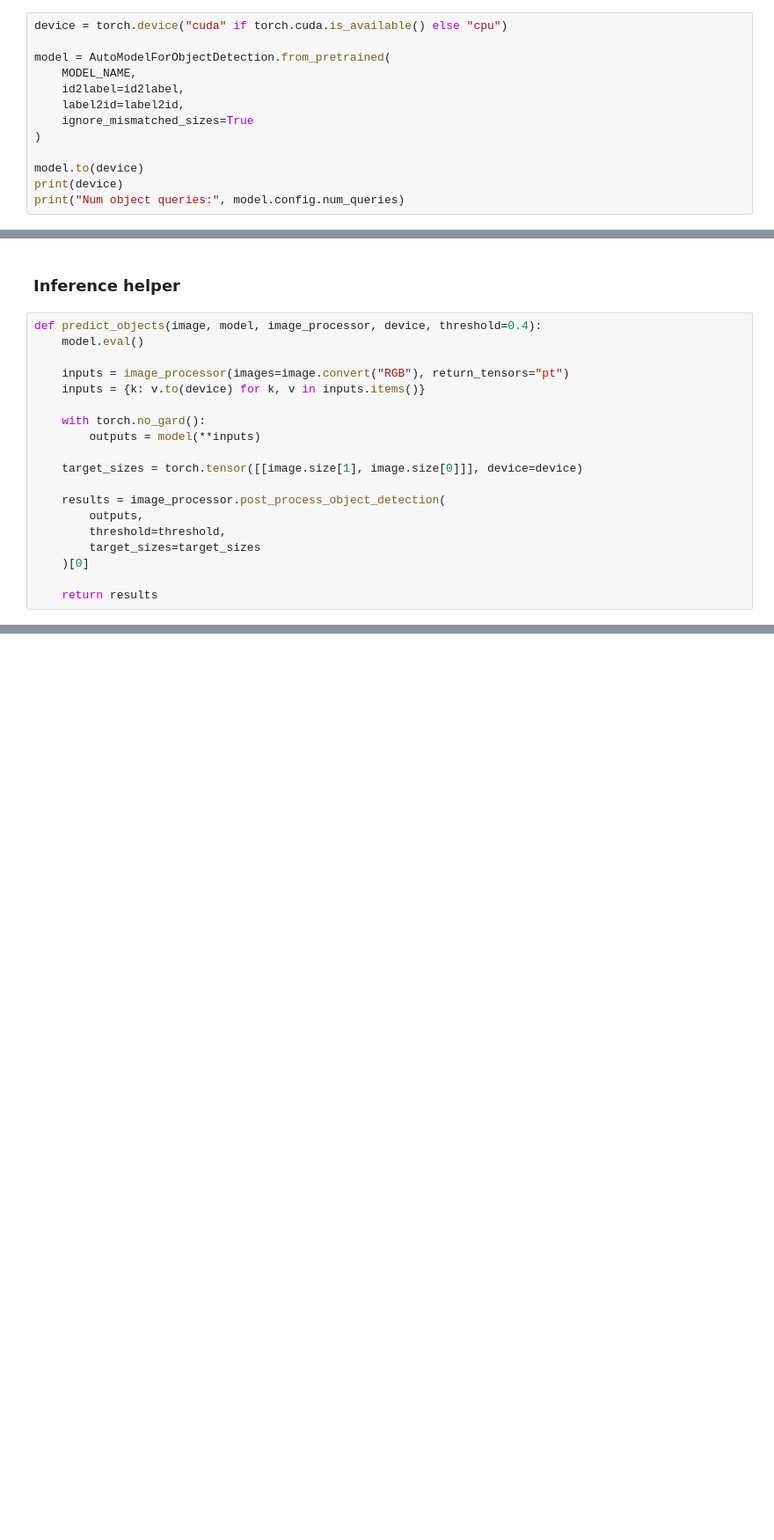
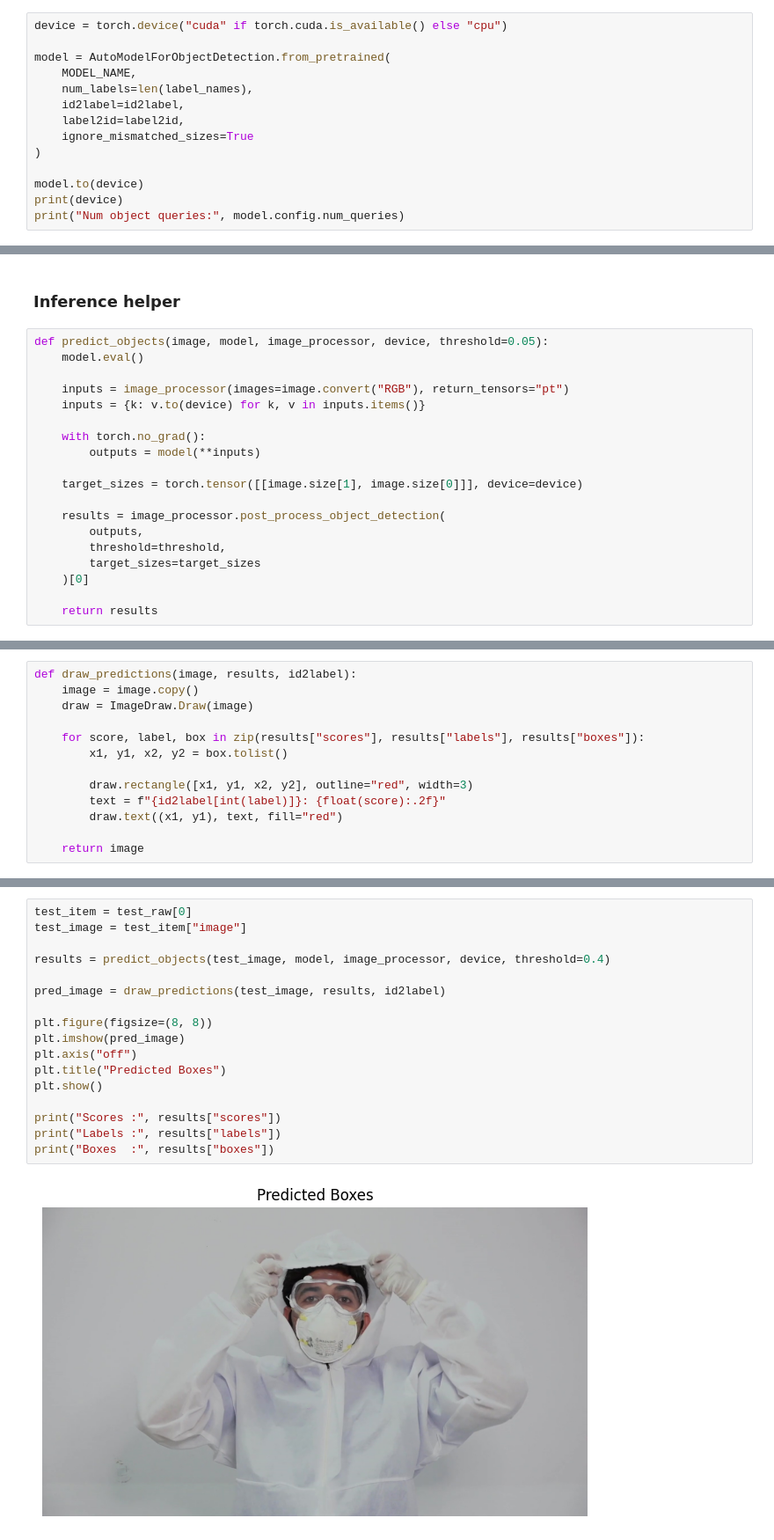
Before and after one commit to mdmohsin212/Transformers, a Jupyter notebook: Fine Tuning/DETR_finetune.ipynb, the cells around one changed output, grey strips where cells are left out. Shown at 88% size. Cells and saved outputs as stored; diff of their text form; blank space fills up the shorter version.

```diff
--- a/Fine Tuning/DETR_finetune.ipynb
+++ b/Fine Tuning/DETR_finetune.ipynb
@@ -252,6 +252,7 @@ device = torch.device("cuda" if torch.cuda.is_available() else "cpu")
 
 model = AutoModelForObjectDetection.from_pretrained(
     MODEL_NAME,
+    num_labels=len(label_names),
     id2label=id2label,
     label2id=label2id,
     ignore_mismatched_sizes=True
@@ -387,12 +380,12 @@ Val Loss:   2.0242
 # %% [markdown]
 ### Inference helper
 # %%
-def predict_objects(image, model, image_processor, device, threshold=0.4):
+def predict_objects(image, model, image_processor, device, threshold=0.05):
     model.eval()
 
     inputs = image_processor(images=image.convert("RGB"), return_tensors="pt")
     inputs = {k: v.to(device) for k, v in inputs.items()}
 
-    with torch.no_gard():
+    with torch.no_grad():
         outputs = model(**inputs)
 
@@ -407,0 +403,13 @@ def predict_objects(image, model, image_processor, device, threshold=0.4):
+# %%
+def draw_predictions(image, results, id2label):
+    image = image.copy()
+    draw = ImageDraw.Draw(image)
+
+    for score, label, box in zip(results["scores"], results["labels"], results["boxes"]):
+        x1, y1, x2, y2 = box.tolist()
+
+        draw.rectangle([x1, y1, x2, y2], outline="red", width=3)
+        text = f"{id2label[int(label)]}: {float(score):.2f}"
+        draw.text((x1, y1), text, fill="red")
+
+    return image
@@ -407,0 +418,19 @@ def predict_objects(image, model, image_processor, device, threshold=0.4):
+# %%
+test_item = test_raw[0]
+test_image = test_item["image"]
+
+results = predict_objects(test_image, model, image_processor, device, threshold=0.4)
+
+pred_image = draw_predictions(test_image, results, id2label)
+
+plt.figure(figsize=(8, 8))
+plt.imshow(pred_image)
+plt.axis("off")
+plt.title("Predicted Boxes")
+plt.show()
+
+print("Scores :", results["scores"])
+print("Labels :", results["labels"])
+print("Boxes  :", results["boxes"])
+# %% [output]
+[figure, added]
```
Also changed, not shown: parts of 6 cells of this notebook.
